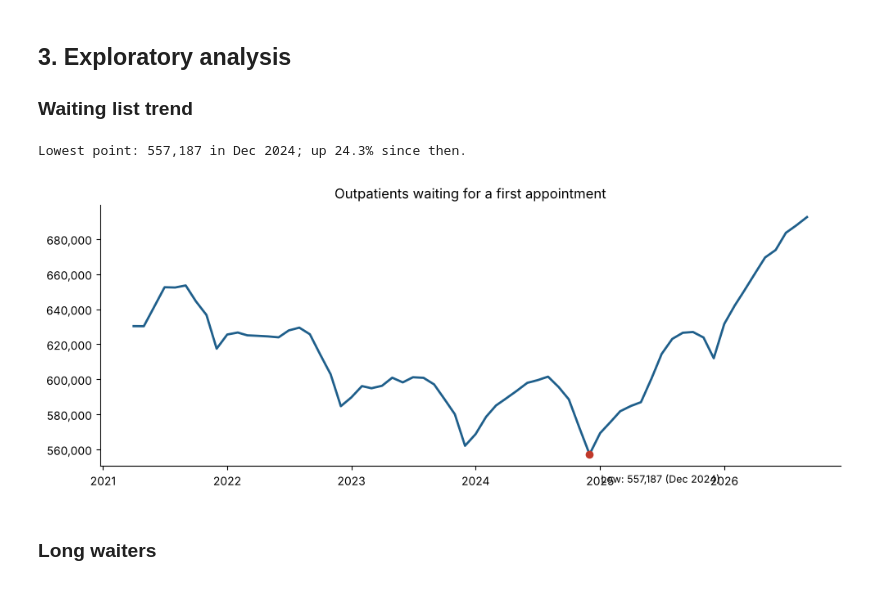
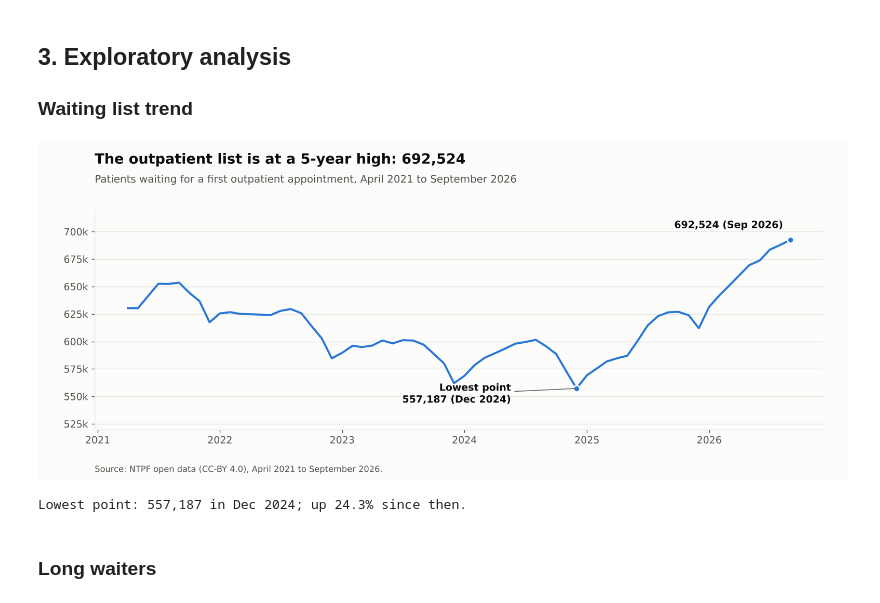
Before and after one commit to Imran3285/irish-hospital-waiting-list-analysis, a Jupyter notebook: notebooks/irish_waiting_list_analysis.ipynb, the cells around one changed output. Cells and saved outputs as stored; diff of their text form; code cells hidden in the pictures.

Commit message:
Clearer low-point label, violet forecasts, one shared chart style for scripts and notebook

```diff
--- a/notebooks/irish_waiting_list_analysis.ipynb
+++ b/notebooks/irish_waiting_list_analysis.ipynb
@@ -86,21 +86,20 @@ Inpatient/day case change Sep 2025 to Sep 2026: +14.7%
 ## 3. Exploratory analysis
 
 ### Waiting list trend
-# %%
-low = monthly.loc[monthly.op_total.idxmin()]
-fig, ax = plt.subplots(figsize=(10, 4))
-ax.plot(monthly.month, monthly.op_total, color="#1f5f8b", lw=2, label="Outpatient")
-ax.scatter([low.month], [low.op_total], color="#c0392b", zorder=3)
-ax.annotate(f"Low: {low.op_total:,.0f} ({low.month:%b %Y})", (low.month, low.op_total),
-            xytext=(10, -25), textcoords="offset points", fontsize=9)
-ax.set_title("Outpatients waiting for a first appointment")
-ax.yaxis.set_major_formatter(plt.FuncFormatter(lambda v, _: f"{v:,.0f}"))
-plt.tight_layout(); plt.savefig("../images/01_outpatient_trend.png", dpi=150); plt.show()
-
-since_low = (last.op_total - low.op_total) / low.op_total * 100
-print(f"Lowest point: {low.op_total:,.0f} in {low.month:%b %Y}; up {since_low:.1f}% since then.")
-# %% [output]
-Lowest point: 557,187 in Dec 2024; up 24.3% since then.
-[figure, removed]
+# %%
+import sys
+sys.path.append("../src")
+import charts                       # shared chart functions, one style for the whole project
+from IPython.display import Image, display
+
+charts.outpatient_trend(monthly, "../images/01_outpatient_trend.png")
+display(Image("../images/01_outpatient_trend.png"))
+
+low = monthly.loc[monthly.op_total.idxmin()]
+since_low = (last.op_total - low.op_total) / low.op_total * 100
+print(f"Lowest point: {low.op_total:,.0f} in {low.month:%b %Y}; up {since_low:.1f}% since then.")
+# %% [output]
+[figure, added]
+Lowest point: 557,187 in Dec 2024; up 24.3% since then.
 # %% [markdown]
 ### Long waiters
```
Also changed, not shown: parts of 6 cells of this notebook, 9 other files.
